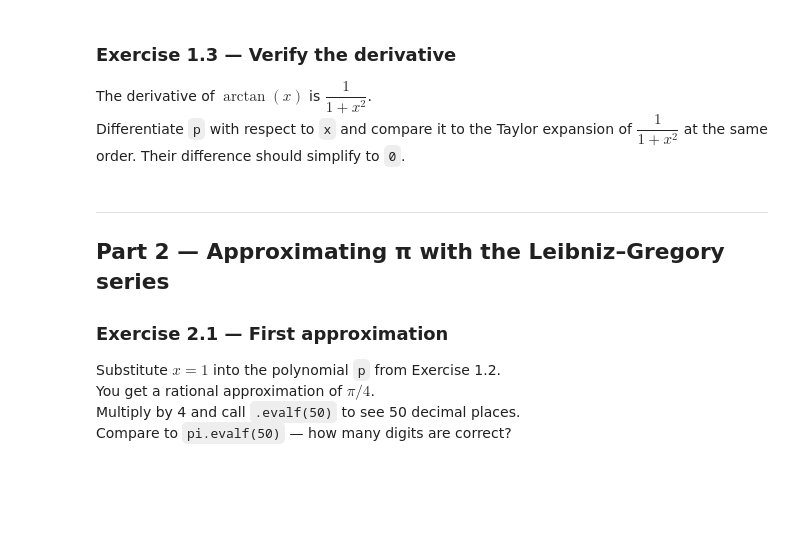
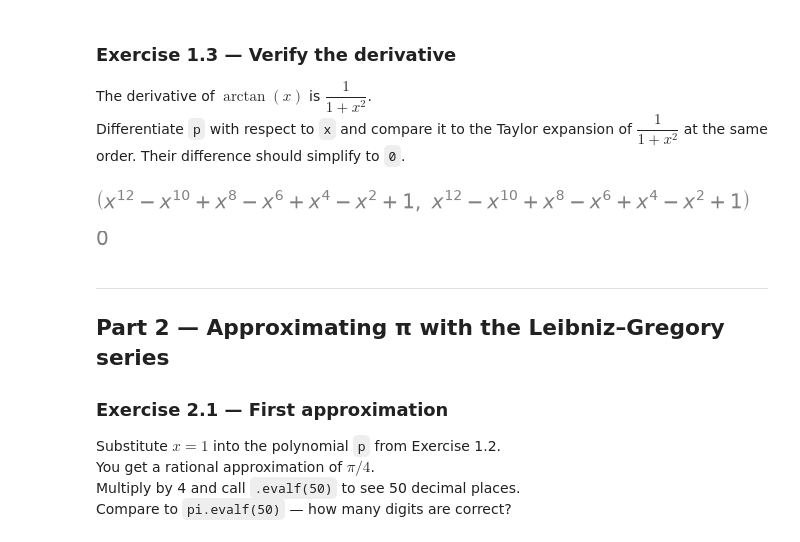
Before and after one commit to fabiolameffofaha-lab/ESILV-NextGenAI-TD, a Jupyter notebook: 1-sympy/exercises/taylor-pi-sympy_exo.ipynb, the cells around one changed output. Saved outputs shown, nothing was run; the diff lists cells and outputs as text; code cells hidden in the pictures; blank space fills up the shorter version.

```diff
--- a/1-sympy/exercises/taylor-pi-sympy_exo.ipynb
+++ b/1-sympy/exercises/taylor-pi-sympy_exo.ipynb
@@ -48,6 +72,17 @@ Call `.removeO()` on the series to obtain a plain polynomial `p`. Then verify th
 
 The derivative of $\arctan(x)$ is $\dfrac{1}{1+x^2}$.
 Differentiate `p` with respect to `x` and compare it to the Taylor expansion of $\dfrac{1}{1+x^2}$ at the same order. Their difference should simplify to `0`.
+# %%
+# Exercise 1.3 - derivative of p, compared with the expansion of 1/(1+x**2)
+dp = diff(p, x)                                    # stops at x**12
+g = series(1 / (1 + x**2), x, 0, 14).removeO()     # order 14 so that it also stops at x**12
+dp, g
+# %% [output]
+[figure, added]
+# %%
+simplify(dp - g)   # 0: the derivative of the polynomial matches 1/(1+x**2)
+# %% [output]
+[figure, added]
 # %% [markdown]
 ---
 ## Part 2 — Approximating π with the Leibniz–Gregory series
```
Also changed, not shown: parts of 14 cells of this notebook.
